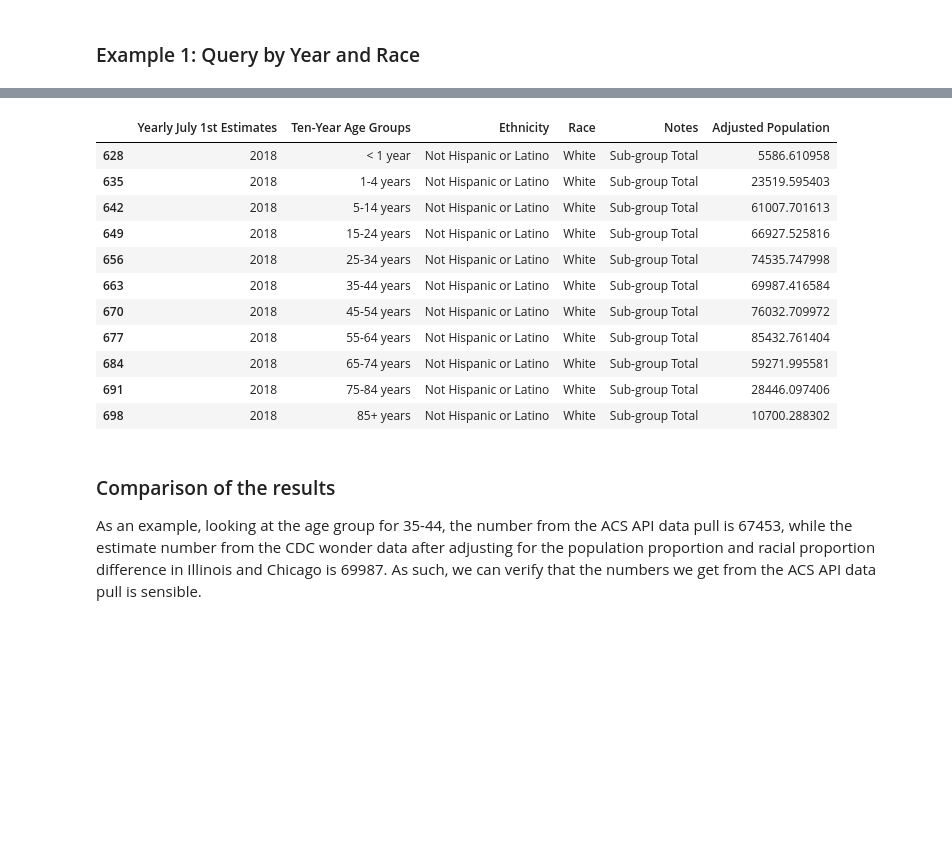
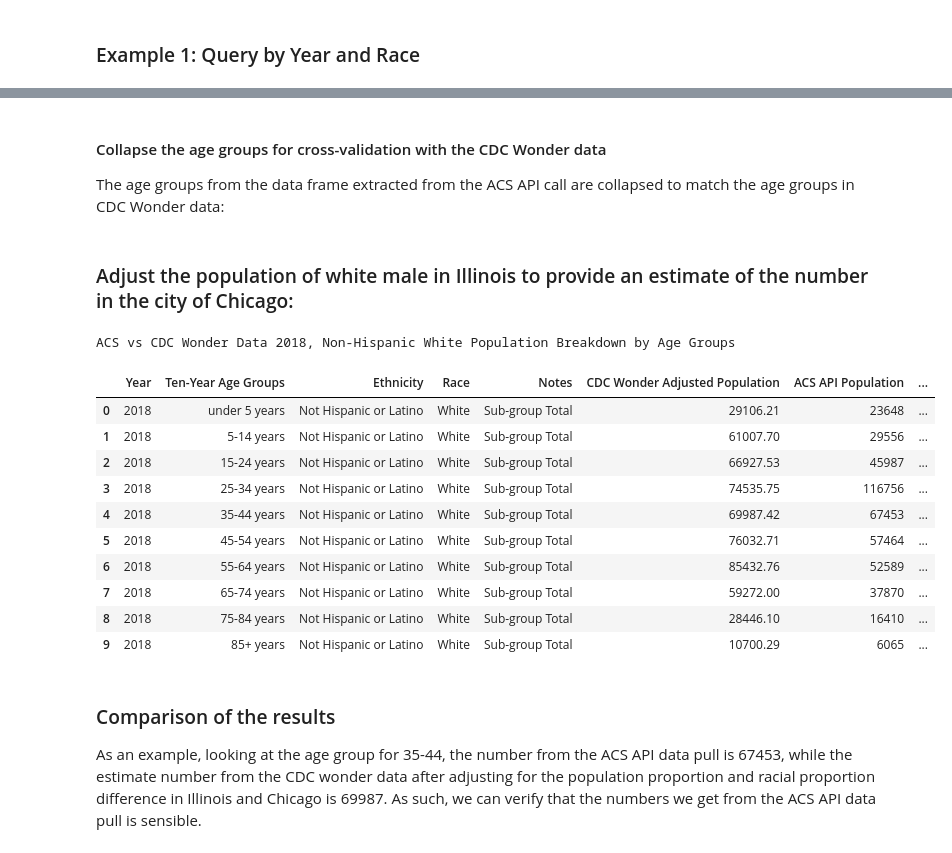
Before and after one commit to kwaiman/API_ACS_data_request, a Jupyter notebook: data_cross_validation_CDC_wonder.ipynb, the cells around one changed output, grey strips where cells are left out. Cells and saved outputs as stored; diff of their text form; code cells hidden in the pictures; blank space fills up the shorter version.

```diff
--- a/data_cross_validation_CDC_wonder.ipynb
+++ b/data_cross_validation_CDC_wonder.ipynb
@@ -209,3 +232,13 @@ display(df_2018)
+# %%
+## Collapse the age group for under 5 years old
+df_2018.iloc[1,5] = sum(df_2018.iloc[0:2,5])
+
+df_2018.iloc[1,1] = 'under 5 years'
+
+df_2018 = df_2018.iloc[1:,:]
+
+# Re-set the index
+df_2018.index = pd.RangeIndex(start=1, stop=len(df_2018)+1, step=1)
 # %% [markdown]
 ### Cross-check with the data from the ACS API Call:
 
@@ -215,27 +282,56 @@ display(df_2018)
+# %% [markdown]
+#### Collapse the age groups for cross-validation with the CDC Wonder data
+
+The age groups from the data frame extracted from the ACS API call are collapsed to match the age groups in CDC Wonder data:
+# %%
+## Insert the new ten-year age groups
+acs_df_2018_white.insert(4, 'Ten-Year Age Groups', ['under 5 years', '5-14 years', '5-14 years', '15-24 years', '15-24 years', '15-24 years', '25-34 years', '25-34 years', '35-44 years', '45-54 years', '55-64 years', '65-74 years', '75-84 years', '85+ years'])
+
+## Sum the values based on the new age groups
+acs_adjusted_age_gp_values = acs_df_2018_white.groupby('Ten-Year Age Groups', sort=False).sum().reset_index()
+# %% [markdown]
+### Adjust the population of white male in Illinois to provide an estimate of the number in the city of Chicago:
 # %%
-### Adjust the population of white male in Illinois to provide an estimate of the number in the city of Chicago
+## Making the adjustment on the CDC Wonder Data
 
 import warnings
 warnings.filterwarnings("ignore")
 
-df_2018.loc[:,'Population'] = df_2018.loc[:,'Population']*0.21*(chicago_white_proportion/IL_white_proportion)
+df_2018.loc[:,'Population'] = round(df_2018.loc[:,'Population']*0.21*(chicago_white_proportion/IL_white_proportion),2)
 
-df_2018.rename(columns={"Population":"Adjusted Population"}, inplace=True)
+df_2018.rename(columns={"Population":"CDC Wonder Adjusted Population"}, inplace=True)
 
-display(df_2018)
+
+## Merge the two data frames from ACS and CDC Wonder adjusted values
+df_2018_cdc_acs_merged = df_2018.merge(acs_adjusted_age_gp_values, on='Ten-Year Age Groups')
+
+## Renameing the columns
+df_2018_cdc_acs_merged.rename(columns={"Value":"ACS API Population"}, inplace=True)
+
+## Calculating Percentage Difference
+df_2018_cdc_acs_merged.loc[:,'Percentage Difference'] = (df_2018_cdc_acs_merged.loc[:,'ACS API Population']/df_2018_cdc_acs_merged.loc[:,'CDC Wonder Adjusted Population'])-1
+
+
+## Set the title
+df_2018_cdc_acs_merged_display = df_2018_cdc_acs_merged.style.set_caption("ACS vs CDC Wonder Data 2018, Non-Hispanic White Population Breakdown by Age Groups")
-# %% [output]
-|  | Yearly July 1st Estimates | Ten-Year Age Groups | Ethnicity | Race | Notes | Adjusted Population |
-| 628 | 2018 | < 1 year | Not Hispanic or Latino | White | Sub-group Total | 5586.610958 |
-| 635 | 2018 | 1-4 years | Not Hispanic or Latino | White | Sub-group Total | 23519.595403 |
-| 642 | 2018 | 5-14 years | Not Hispanic or Latino | White | Sub-group Total | 61007.701613 |
-| 649 | 2018 | 15-24 years | Not Hispanic or Latino | White | Sub-group Total | 66927.525816 |
-| 656 | 2018 | 25-34 years | Not Hispanic or Latino | White | Sub-group Total | 74535.747998 |
-| 663 | 2018 | 35-44 years | Not Hispanic or Latino | White | Sub-group Total | 69987.416584 |
-| 670 | 2018 | 45-54 years | Not Hispanic or Latino | White | Sub-group Total | 76032.709972 |
-| 677 | 2018 | 55-64 years | Not Hispanic or Latino | White | Sub-group Total | 85432.761404 |
-| 684 | 2018 | 65-74 years | Not Hispanic or Latino | White | Sub-group Total | 59271.995581 |
-| 691 | 2018 | 75-84 years | Not Hispanic or Latino | White | Sub-group Total | 28446.097406 |
-| 698 | 2018 | 85+ years | Not Hispanic or Latino | White | Sub-group Total | 10700.288302 |
+# %%
+## Display the results
+df_2018_cdc_acs_merged_display.format(precision=2)
+
+display(df_2018_cdc_acs_merged_display)
+# %% [output]
+ACS vs CDC Wonder Data 2018, Non-Hispanic White Population Breakdown by Age Groups
+|  | Year | Ten-Year Age Groups | Ethnicity | Race | Notes | CDC Wonder Adjusted Population | ACS API Population | ... |
+| 0 | 2018 | under 5 years | Not Hispanic or Latino | White | Sub-group Total | 29106.21 | 23648 | ... |
+| 1 | 2018 | 5-14 years | Not Hispanic or Latino | White | Sub-group Total | 61007.70 | 29556 | ... |
+| 2 | 2018 | 15-24 years | Not Hispanic or Latino | White | Sub-group Total | 66927.53 | 45987 | ... |
+| 3 | 2018 | 25-34 years | Not Hispanic or Latino | White | Sub-group Total | 74535.75 | 116756 | ... |
+| 4 | 2018 | 35-44 years | Not Hispanic or Latino | White | Sub-group Total | 69987.42 | 67453 | ... |
+| 5 | 2018 | 45-54 years | Not Hispanic or Latino | White | Sub-group Total | 76032.71 | 57464 | ... |
+| 6 | 2018 | 55-64 years | Not Hispanic or Latino | White | Sub-group Total | 85432.76 | 52589 | ... |
+| 7 | 2018 | 65-74 years | Not Hispanic or Latino | White | Sub-group Total | 59272.00 | 37870 | ... |
+| 8 | 2018 | 75-84 years | Not Hispanic or Latino | White | Sub-group Total | 28446.10 | 16410 | ... |
+| 9 | 2018 | 85+ years | Not Hispanic or Latino | White | Sub-group Total | 10700.29 | 6065 | ... |
 # %% [markdown]
 ### Comparison of the results
 
```
Also changed, not shown: parts of 9 cells of this notebook, 1 other file.
